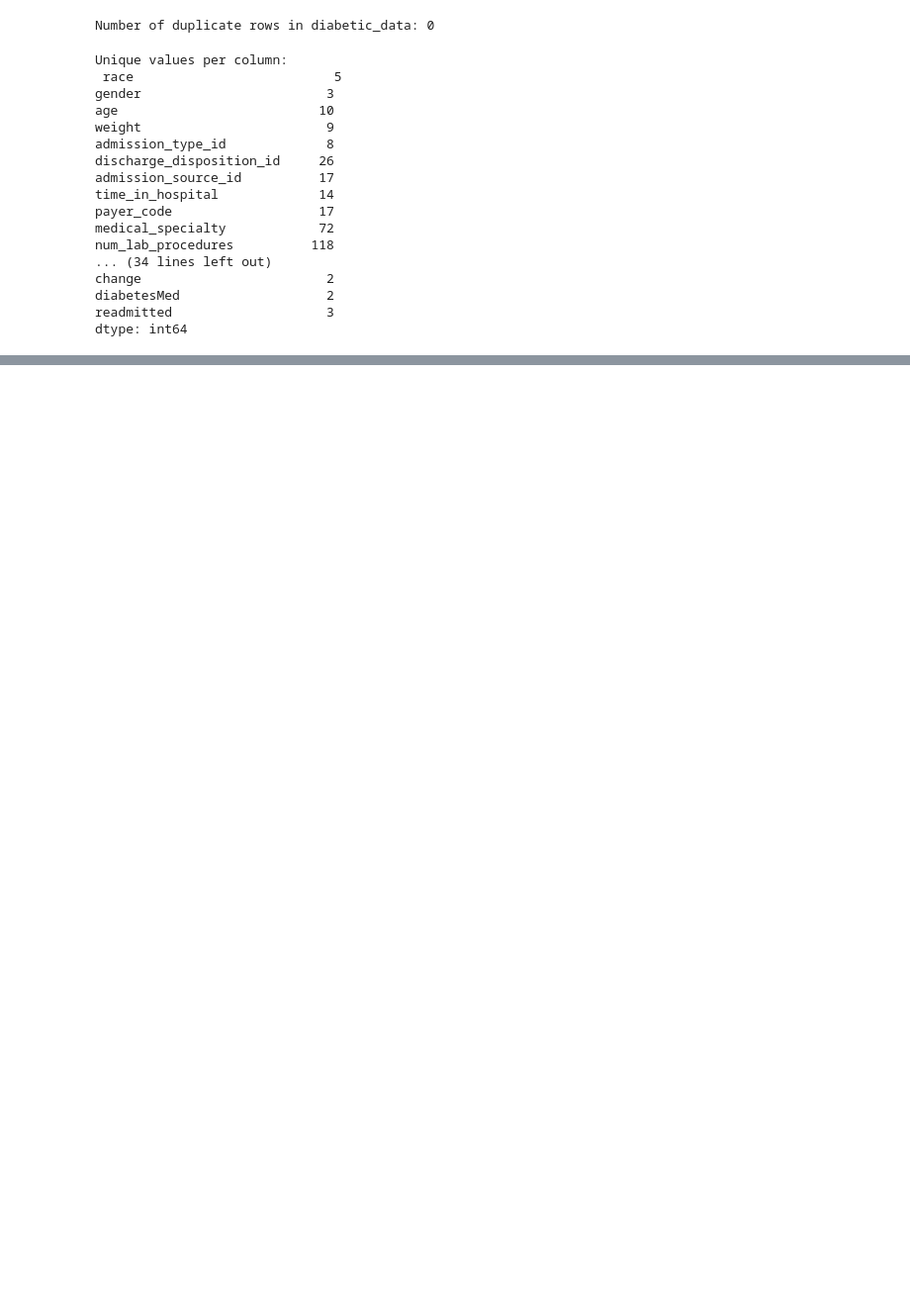
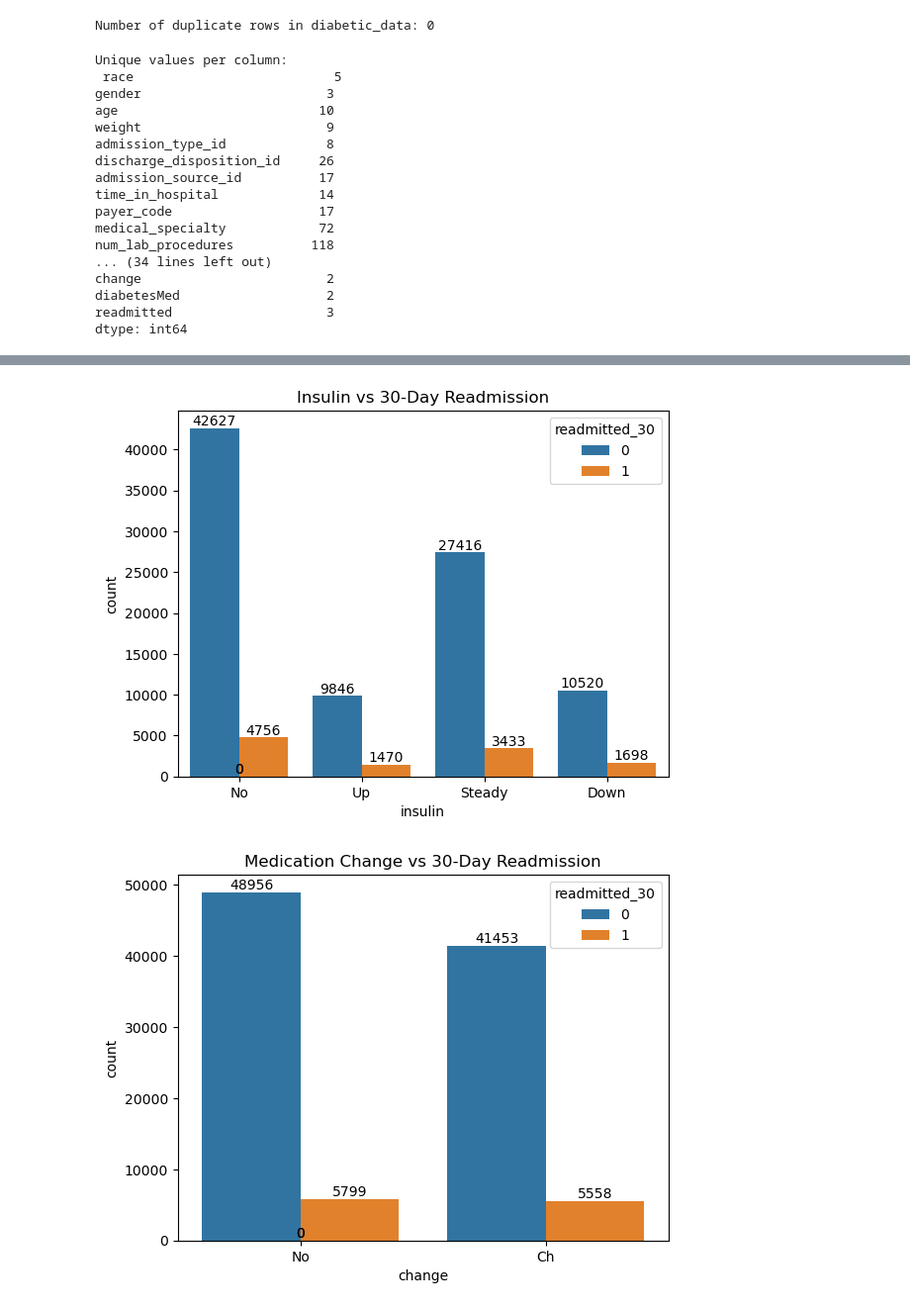
Before and after one commit to Kobyna/healthcare-data-portfolio, a Jupyter notebook: Project_3_Readmission_Prediction/notebook/analysis.ipynb, the cells around one changed output, grey strips where cells are left out. Shown: that part at 99% size. Drawn from its saved outputs; the diff is of its cells as text; code cells hidden in the pictures; blank space fills up the shorter version.

```diff
--- a/Project_3_Readmission_Prediction/notebook/analysis.ipynb
+++ b/Project_3_Readmission_Prediction/notebook/analysis.ipynb
@@ -202,0 +201,30 @@ df.describe(include = 'all').T
+# %%
+# Insulin vs readmission
+ax = sns.countplot(x='insulin', hue='readmitted_30', data=df)
+plt.title("Insulin vs 30-Day Readmission")
+for p in ax.patches:
+    count = int(p.get_height())
+    ax.annotate(str(count), (p.get_x() + p.get_width() / 2, p.get_height()),
+                ha='center', va='bottom')
+plt.show()
+
+# Change vs readmission
+ax = sns.countplot(x='change', hue='readmitted_30', data=df)
+plt.title("Medication Change vs 30-Day Readmission")
+for p in ax.patches:
+    count = int(p.get_height())
+    ax.annotate(str(count), (p.get_x() + p.get_width() / 2, p.get_height()),
+                ha='center', va='bottom')
+plt.show()
+
+# Diabetes Medication vs readmission
+ax = sns.countplot(x='diabetesMed', hue='readmitted_30', data=df)
+plt.title("Diabetes Medication vs 30-Day Readmission")
+for p in ax.patches:
+    count = int(p.get_height())
+    ax.annotate(str(count), (p.get_x() + p.get_width() / 2, p.get_height()),
+                ha='center', va='bottom')
+plt.show()
+# %% [output]
+[figure, added]
+[figure, added]
```
Also changed, not shown: parts of 22 cells of this notebook.
